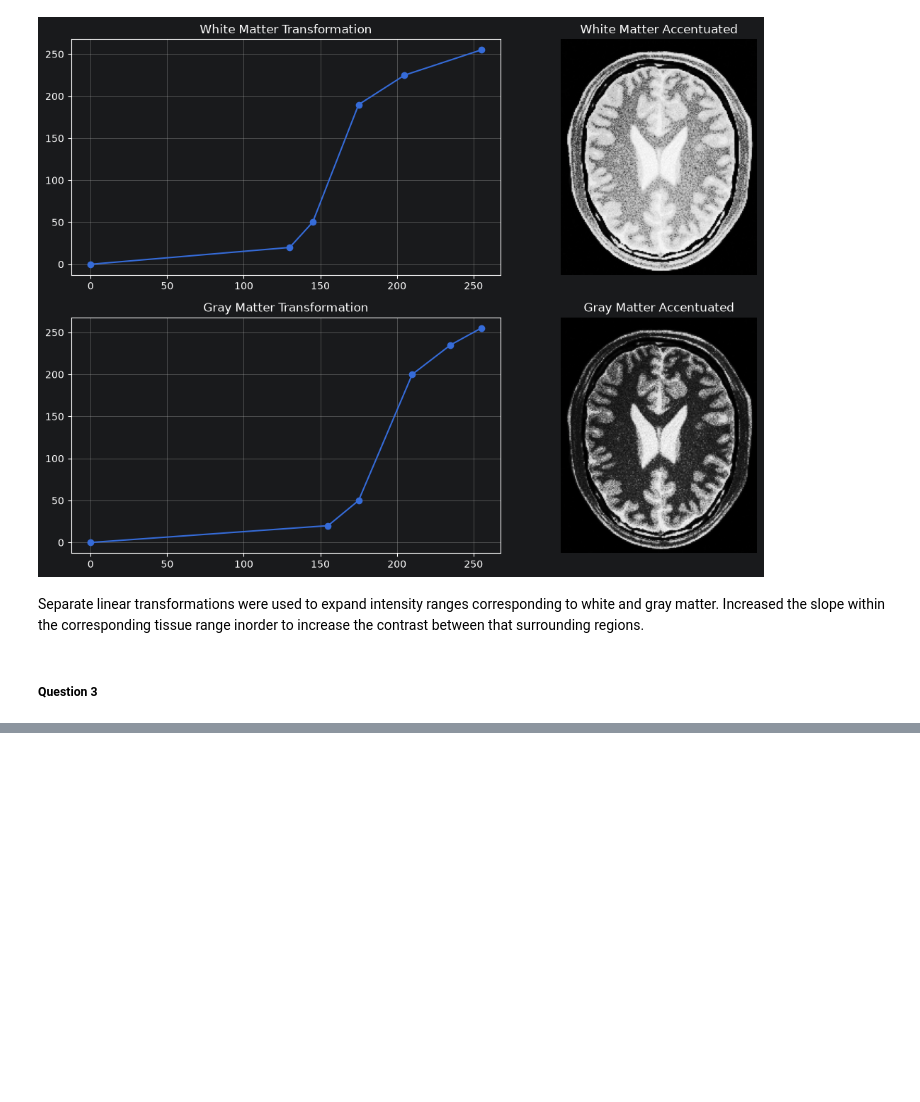
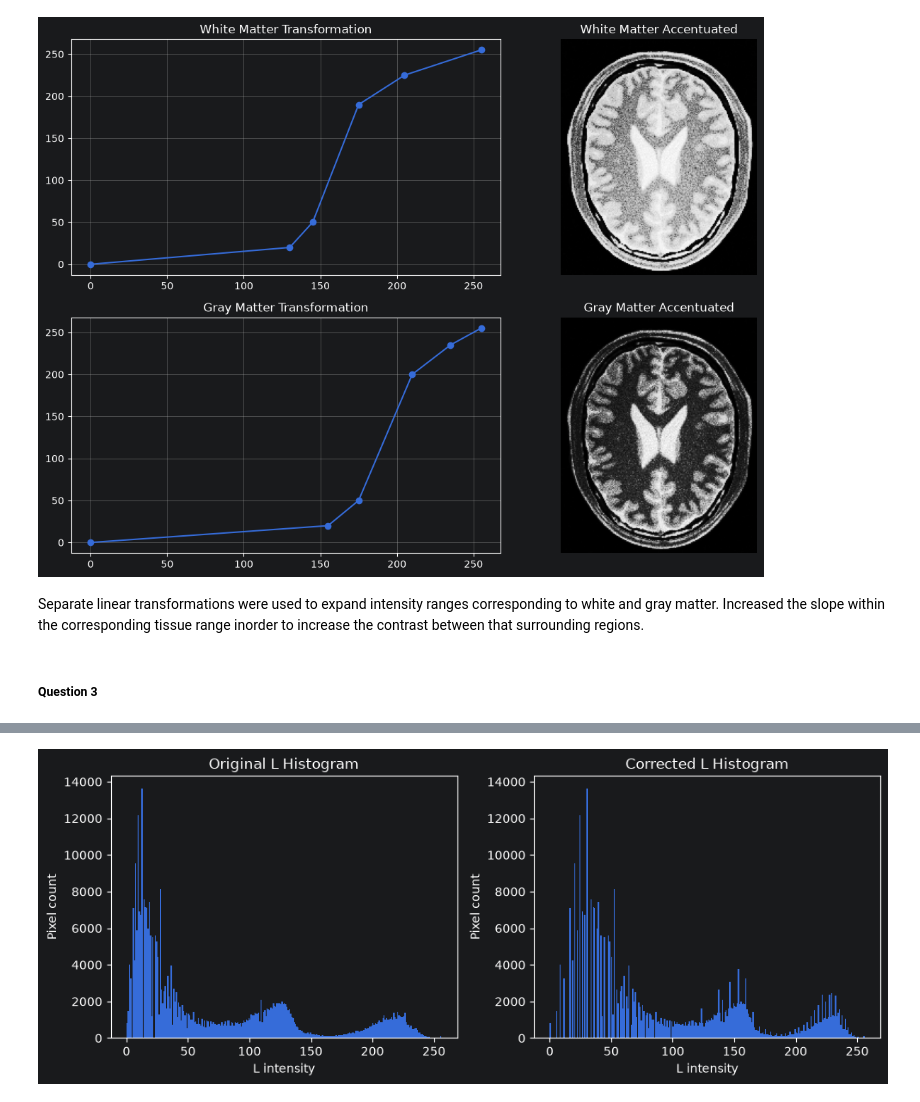
Before and after one commit to KaveeDiv23/Computer-Vision-Assignment-01, a Jupyter notebook: assignment01.ipynb, the cells around one changed output, grey strips where cells are left out. Saved outputs shown, nothing was run; the diff lists cells and outputs as text; code cells hidden in the pictures; blank space fills up the shorter version.

```diff
--- a/assignment01.ipynb
+++ b/assignment01.ipynb
@@ -172,0 +224,19 @@ Separate linear transformations were used to expand intensity ranges correspondi
+# %%
+plt.figure(figsize=(10, 4))
+
+plt.subplot(1, 2, 1)
+plt.hist(L.ravel(),bins=256,range=(0, 256))
+plt.title("Original L Histogram")
+plt.xlabel("L intensity")
+plt.ylabel("Pixel count")
+
+plt.subplot(1, 2, 2)
+plt.hist(L_gamma.ravel(),bins=256,range=(0, 256))
+plt.title("Corrected L Histogram")
+plt.xlabel("L intensity")
+plt.ylabel("Pixel count")
+
+plt.tight_layout()
+plt.show()
+# %% [output]
+[figure, added]
```
Also changed, not shown: parts of 8 cells of this notebook.
